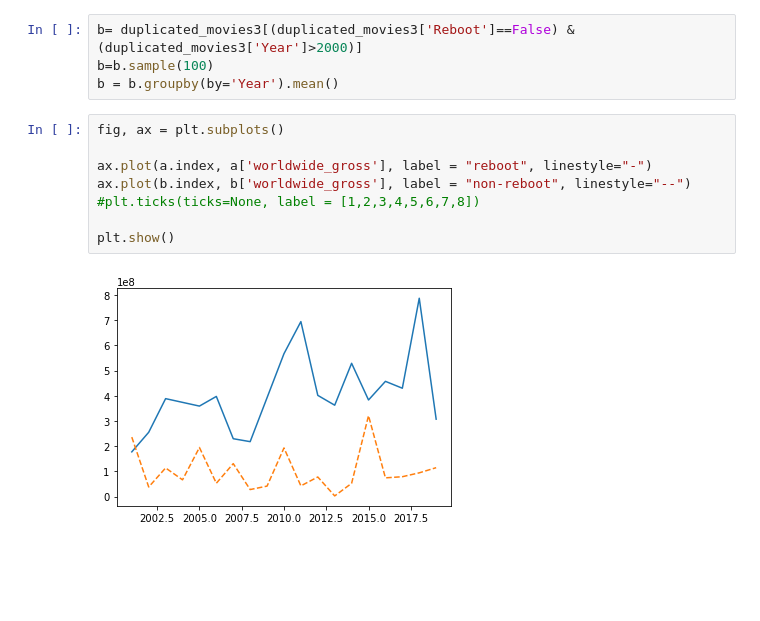
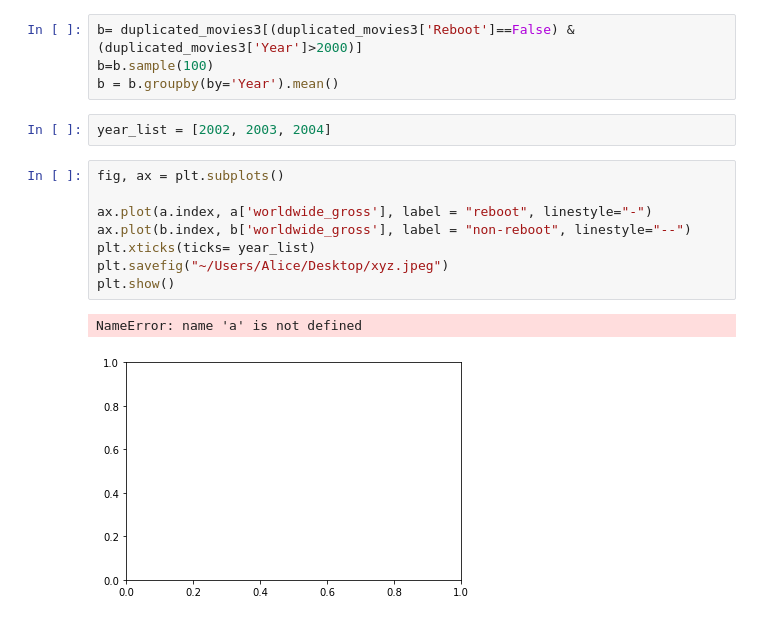
Before and after one commit to Meir-Alelov/Movie-Data-Analysis-and-Recs, a Jupyter notebook: Alice-notebook.ipynb, the cells around one changed output. Saved outputs shown, nothing was run; the diff lists cells and outputs as text; blank space fills up the shorter version.

Commit message:
presentation graphs added

```diff
--- a/Alice-notebook.ipynb
+++ b/Alice-notebook.ipynb
@@ -1096,13 +836,16 @@ a = a.groupby(by='Year').mean()
 b= duplicated_movies3[(duplicated_movies3['Reboot']==False) & (duplicated_movies3['Year']>2000)]
 b=b.sample(100)
 b = b.groupby(by='Year').mean()
+# %%
+year_list = [2002, 2003, 2004]
 # %%
 fig, ax = plt.subplots()
 
 ax.plot(a.index, a['worldwide_gross'], label = "reboot", linestyle="-")
 ax.plot(b.index, b['worldwide_gross'], label = "non-reboot", linestyle="--")
-#plt.ticks(ticks=None, label = [1,2,3,4,5,6,7,8])
-
+plt.xticks(ticks= year_list)
+plt.savefig("~/Users/Alice/Desktop/xyz.jpeg")
 plt.show()
 # %% [output]
+NameError: name 'a' is not defined
-[figure, old version]
+[figure, new version]
```
Also changed, not shown: parts of 23 cells of this notebook, 4 other files.
